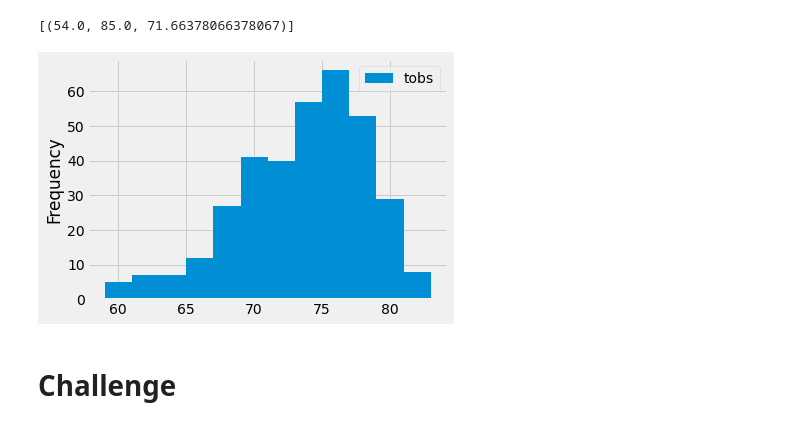
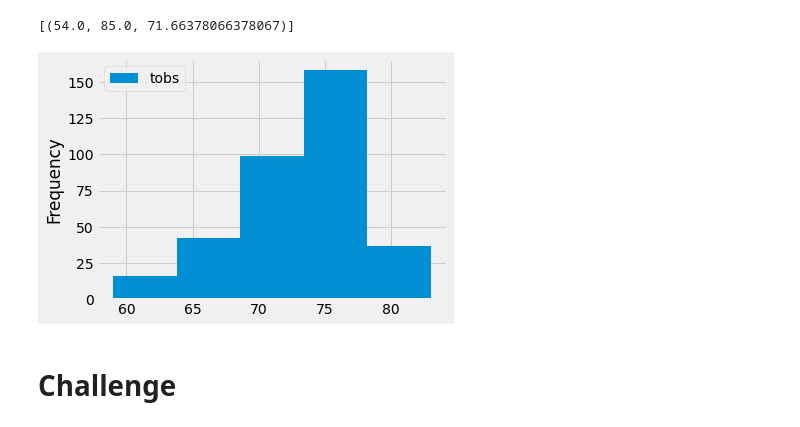
Before and after one commit to sbooysen/surfs_up, a Jupyter notebook: climate_analysis_practice.ipynb, the cells around one changed output. Drawn from its saved outputs; the diff is of its cells as text; code cells hidden in the pictures.

```diff
--- a/climate_analysis_practice.ipynb
+++ b/climate_analysis_practice.ipynb
@@ -98,18 +98,19 @@ filter(Measurement.station == 'USC00519281').all()
 # %%
 # Choose the station with the highest number of temperature observations.
 # Query the last 12 months of temperature observation data for this station and plot the results as a histogram
 results = session.query(Measurement.tobs).\
 filter(Measurement.station == 'USC00519281').\
 filter(Measurement.date >= prev_year).all()
 
 df = pd.DataFrame(results, columns=['tobs'])
 
-df.plot.hist(bins=12)
+#df.plot.hist(bins=12)
+df.plot.hist(bins=5)
 plt.tight_layout()
 
 #print(df)
 # %% [output]
-[figure, old version]
+[figure, new version]
 # %%
 # Write a function called `calc_temps` that will accept start date and end date in the format '%Y-%m-%d'
 # and return the minimum, average, and maximum temperatures for that range of dates
```
Also changed, not shown: 1 other file.
